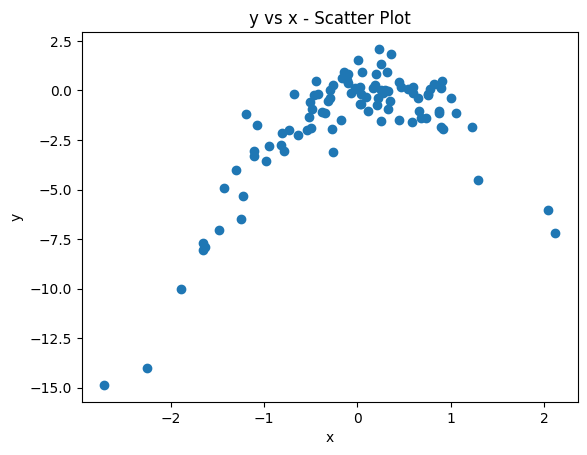
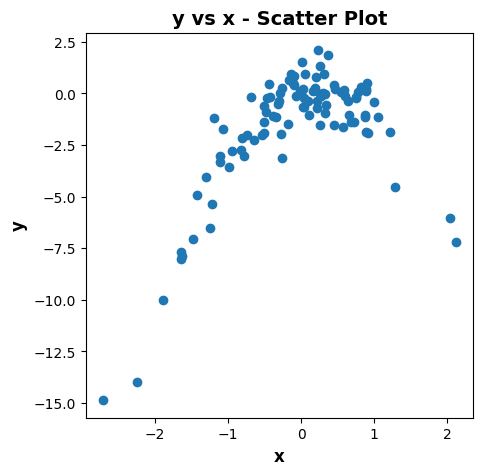
The notebook cell's code change between the first figure and the second:
--- before
+++ after
@@ -1,6 +1,16 @@
+# Plots arguments
+title_args = {
+    'fontsize': 14,
+    'fontweight': 'bold'
+}
+label_args = {
+    'fontsize': 12,
+    'fontweight': 'bold'
+}
+
 # Create a scatterplot
-plt.figure(dpi=100)
+plt.figure(figsize=(5,5))
 plt.scatter(x, y)
-plt.title('y vs x - Scatter Plot')
-plt.ylabel('y')
-plt.xlabel('x');
+plt.title('y vs x - Scatter Plot', **title_args)
+plt.ylabel('y', **label_args)
+plt.xlabel('x', **label_args);

Commit: updating images